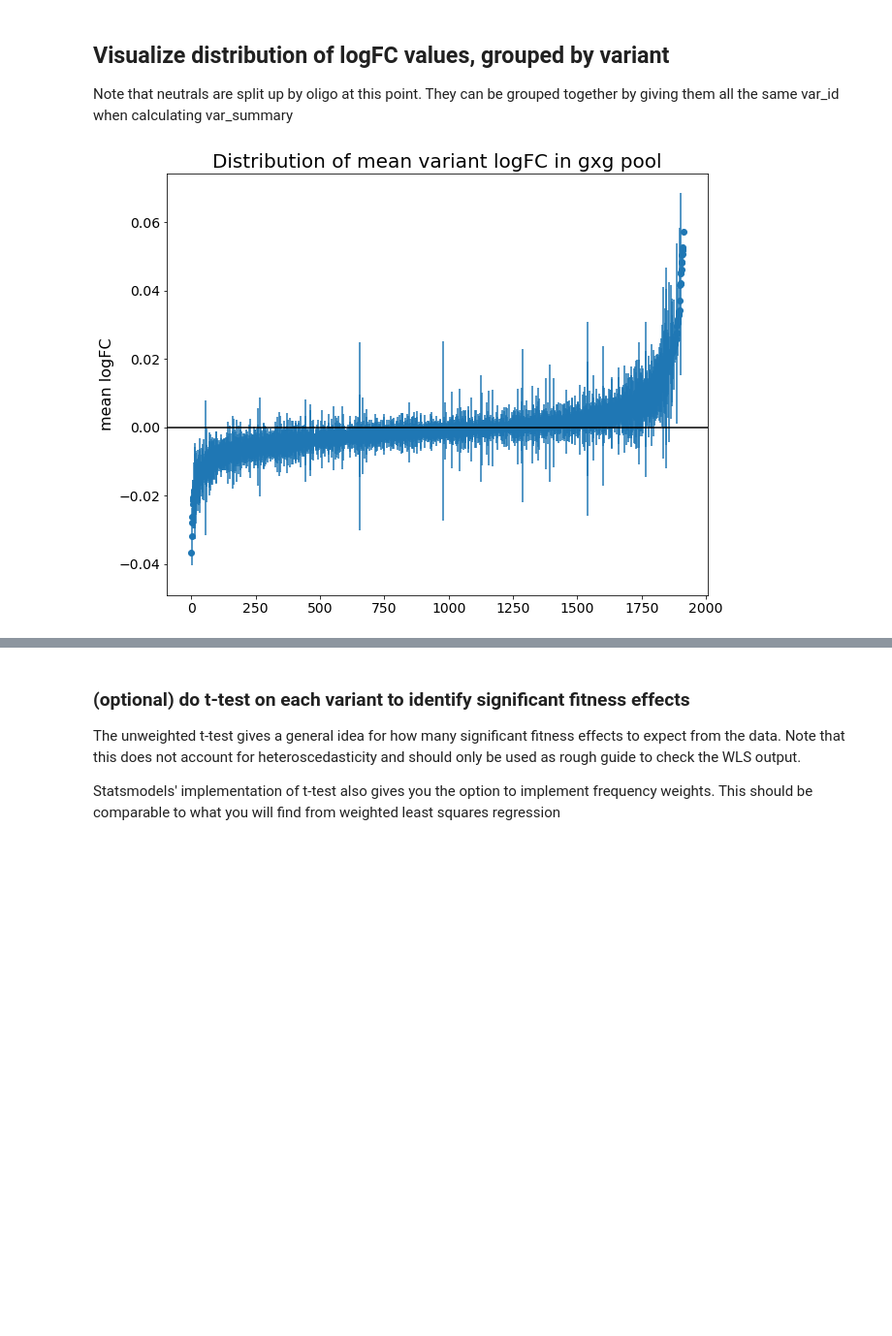
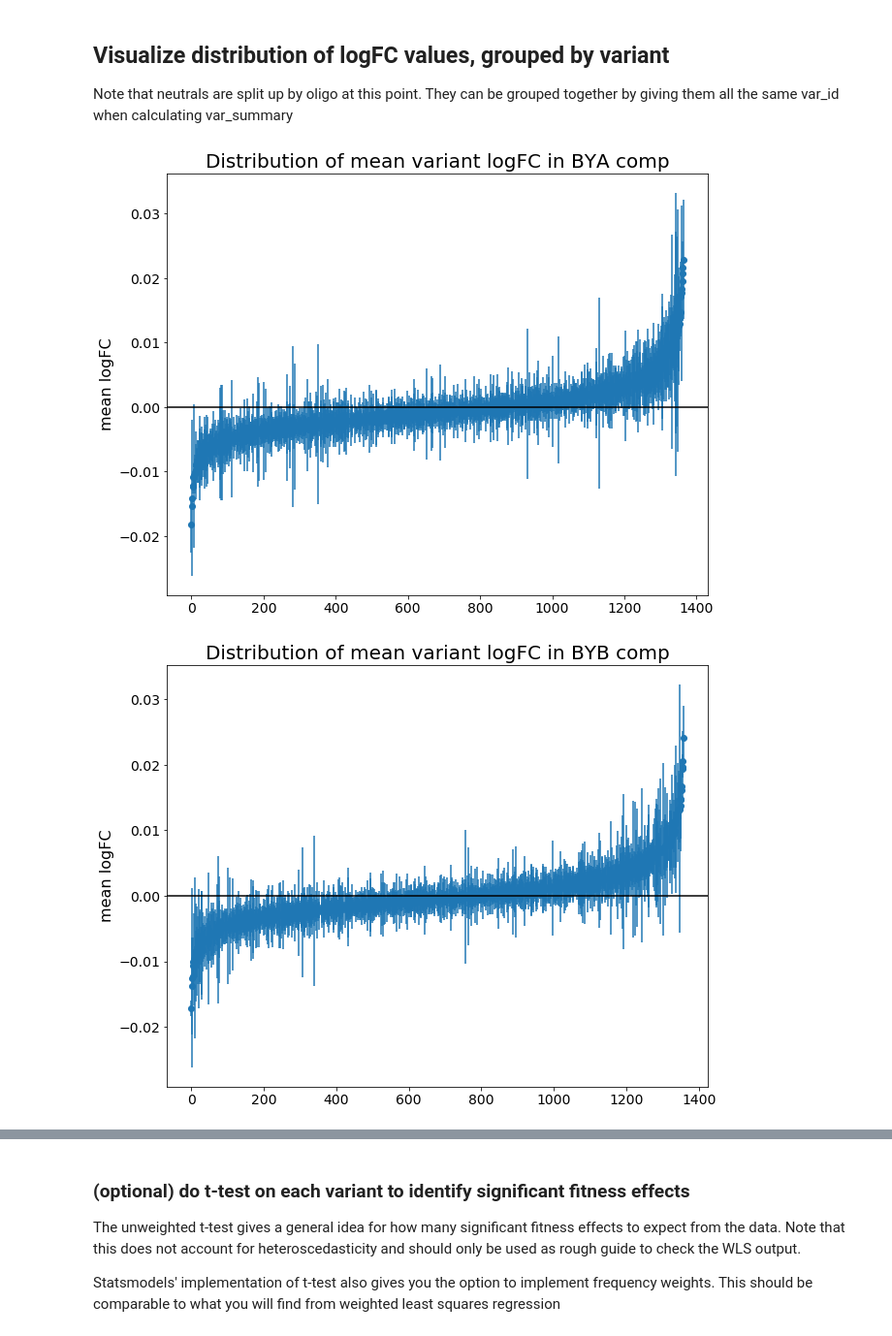
Before and after one commit to roy-ang/crispey3-epistasis, a Jupyter notebook: notebooks/analysis/crispey3-measure-fitness.ipynb, the cells around one changed output, grey strips where cells are left out. Shown at 97% size. Drawn from its saved outputs; the diff is of its cells as text; code cells hidden in the pictures; blank space fills up the shorter version.

Commit message:
implemented with 5comp data

```diff
--- a/notebooks/analysis/crispey3-measure-fitness.ipynb
+++ b/notebooks/analysis/crispey3-measure-fitness.ipynb
@@ -21,10 +116,7 @@ os.chdir(working_dir)
 counts_file = "./counts/barcode_counts.txt"
 
 # samples file
-samples_file = "gxg_bya_aug2021_samples.txt"
-
-# deseq results
-deseq_results_file = "./deseq/gxg_bya_aug2021_umi_results.txt"
+samples_file = "gxg_5comp_aug2021_samples.txt"
 
 # neutral barcodes
 neutral_barcodes_file = "/home/users/rang/crispey3/library_design/Output/crispey3_neutral_oligos_only.txt"
@@ -32,6 +124,8 @@ neutral_barcodes_file = "/home/users/rang/crispey3/library_design/Output/crispey
 # oligo design table
 oligo_design_file = "/home/users/rang/crispey3/library_design/Output/oligos_nonuniq_crispey3_GG_9bp_OLIGO.txt"
 
+# deseq results
+deseq_results_list = sorted([os.path.abspath(x) for x in glob.glob("./deseq/gxg_5comp_aug2021_*_results.txt")])
 
 # output paths
 var_fitness_file = "gxg_bya_aug2021_varFitness.txt"
@@ -94,10 +220,13 @@ The competition libraries contain various amounts of oligos not specific to each
 # %%
-keep = annotations_df.query('var_id.str.contains("GXG") | barcode_id.isin(@neutral_barcodes_df.index)').index
+# add annotations
+deseq_results_df = deseq_results_df.merge(annotations_df[['guide_id', 'oligo_id', 'var_id']], how='inner', left_on='barcode_id', right_index=True)
 
-# subset DESeq2 table
-deseq_results_df = deseq_results_df.query('barcode_id.isin(@keep)')
+# subset DESeq2 results
+deseq_results_df = deseq_results_df.query('var_id.str.contains("GXG") | barcode_id.isin(@neutral_barcodes_df.index)')
 # # read depth filters
 # deseq_results_df = deseq_results_df.query('baseMean>=66')
 
+display(deseq_results_df)
+
 # subset counts matrix
 counts_df = counts_df.query('barcode.isin(@deseq_results_df.index)')
@@ -126,17 +249,19 @@ display(deseq_results_df)
 ## Visualize distribution of logFC values, grouped by variant
 Note that neutrals are split up by oligo at this point. They can be grouped together by giving them all the same var_id when calculating var_summary
 # %%
-var_summary = deseq_results_df.groupby('var_id')['log2FoldChange'].agg(['mean','sem'])
+var_summary = deseq_results_df.groupby(['geno', 'var_id'])['log2FoldChange'].agg(['mean','sem'])
 
-# plot
-fig, ax = plt.subplots(figsize=(10,8))
-ax.scatter(np.arange(len(var_summary)), 'mean', data=var_summary.sort_values('mean'))
-ax.errorbar(np.arange(len(var_summary)), 'mean', data=var_summary.sort_values('mean'), yerr='sem', marker='', linestyle='')
-ax.axhline(0, color='k')
-ax.set_ylabel('mean logFC', fontsize=16)
-plt.xticks(fontsize=14)
-plt.yticks(fontsize=14)
-plt.title('Distribution of mean variant logFC in gxg pool', fontsize=20)
-plt.show()
+for g, viz in var_summary.groupby('geno'):
+    # plot
+    fig, ax = plt.subplots(figsize=(10,8))
+    ax.scatter(np.arange(len(viz)), 'mean', data=viz.sort_values('mean'))
+    ax.errorbar(np.arange(len(viz)), 'mean', data=viz.sort_values('mean'), yerr='sem', marker='', linestyle='')
+    ax.axhline(0, color='k')
+    ax.set_ylabel('mean logFC', fontsize=16)
+    plt.xticks(fontsize=14)
+    plt.yticks(fontsize=14)
+    plt.title('Distribution of mean variant logFC in {} comp'.format(g), fontsize=20)
+    plt.show()
 # %% [output]
-[figure, old version]
+[figure, new version]
+[figure, added]
```
Also changed, not shown: parts of 27 cells of this notebook.
